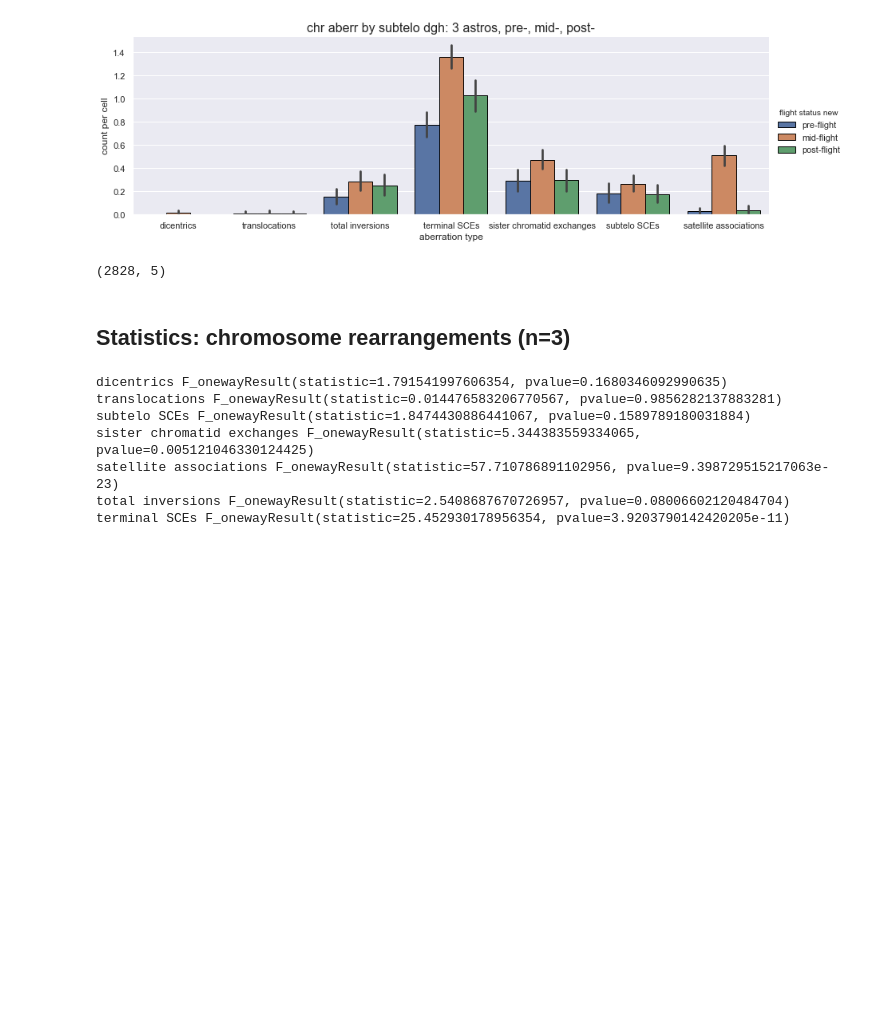
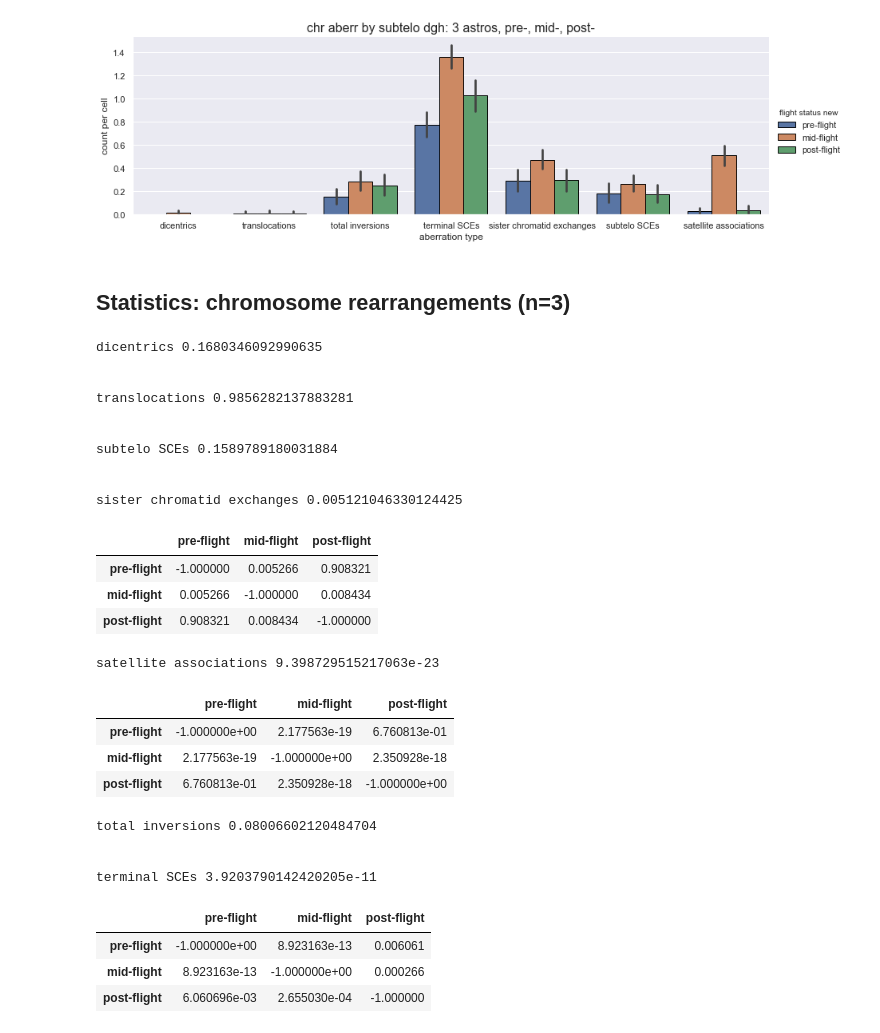
Before and after one commit to Jared-Luxton/NASA-astronauts-telomeres-chromosomes, a Jupyter notebook: NASA_chr_aberr/02b NASA Astros Chr and Telo Aberr Data Visualization and Statistics.ipynb, the cells around one changed output. Saved outputs shown, nothing was run; the diff lists cells and outputs as text; code cells hidden in the pictures; blank space fills up the shorter version.

```diff
--- a/NASA_chr_aberr/02b NASA Astros Chr and Telo Aberr Data Visualization and Statistics.ipynb
+++ b/NASA_chr_aberr/02b NASA Astros Chr and Telo Aberr Data Visualization and Statistics.ipynb
@@ -176,7 +159,7 @@ Let's examine w/ mid-flight combined.
 mid_combined_melt_all_astro_chr_aberr = melt_all_astro_chr_aberr
 
 mid_combined_melt_all_astro_chr_aberr['flight status new'] = (mid_combined_melt_all_astro_chr_aberr['flight status']
-                                                                            .apply(lambda row: combine_midflight(row)))
+                                                                            .apply(lambda row: cah.combine_midflight(row)))
 # %%
 ax = sns.set(font_scale=1)
 ax = sns.set_style(style="darkgrid",rc= {'patch.edgecolor': 'black'})
@@ -268,11 +227,7 @@ Text(0.5, 1.0, 'chr aberr by subtelo dgh: 11 astros, pre-, post-')
 ## Graphing chromosome rearrangements for pre, mid-flight1&2, and post-flight for all astronauts (n=3)
 # %%
 mid_combined = mid_combined_melt_all_astro_chr_aberr
-
-mid_flight_only_astros = mid_combined[(mid_combined['astro id'] == '2171') |
-                                      (mid_combined['astro id'] == '1536') |
-                                      (mid_combined['astro id'] == '5163')]
-
+mid_flight_only_astros = mid_combined[mid_combined['astro id'].isin(['2171', '1536', '5163'])]
 list(mid_flight_only_astros['astro id'].unique())
 # %% [output]
 ['2171', '5163', '1536']
@@ -300,7 +258,3 @@ Text(0.5, 1.0, 'chr aberr by subtelo dgh: 3 astros, pre-, mid-, post-')
 [figure]
 # %%
 grouped_mid_flight_only_astros = mid_flight_only_astros.groupby(['astro id', 'flight status', 'flight status new', 'aberration type']).agg('mean').reset_index()
-# %%
-mid_flight_only_astros.shape
-# %% [output]
-(2828, 5)
@@ -313,20 +265,31 @@ aberrations = list(df['aberration type'].unique())
-# %%
-aberr_anova_values = []
-
-for aberr in aberrations:
-
-    g_1 = df[(df['flight status new'] == 'pre-flight') & (df['aberration type'] == aberr)]['count per cell']
-    g_2 = df[(df['flight status new'] == 'mid-flight') & (df['aberration type'] == aberr)]['count per cell']
-    g_3 = df[(df['flight status new'] == 'post-flight') & (df['aberration type'] == aberr)]['count per cell']
-
-    aberr_anova_values.append([aberr, stats.f_oneway(g_1, g_2, g_3)])
-    print(aberr, stats.f_oneway(g_1, g_2, g_3))
-# %% [output]
-dicentrics F_onewayResult(statistic=1.791541997606354, pvalue=0.1680346092990635)
-translocations F_onewayResult(statistic=0.014476583206770567, pvalue=0.9856282137883281)
-subtelo SCEs F_onewayResult(statistic=1.8474430886441067, pvalue=0.1589789180031884)
-sister chromatid exchanges F_onewayResult(statistic=5.344383559334065, pvalue=0.005121046330124425)
-satellite associations F_onewayResult(statistic=57.710786891102956, pvalue=9.398729515217063e-23)
-total inversions F_onewayResult(statistic=2.5408687670726957, pvalue=0.08006602120484704)
-terminal SCEs F_onewayResult(statistic=25.452930178956354, pvalue=3.9203790142420205e-11)
+# %%
+cah.scipy_anova_post_hoc_tests(df=mid_flight_only_astros)
+# %% [output]
+dicentrics 0.1680346092990635
+
+
+translocations 0.9856282137883281
+
+
+subtelo SCEs 0.1589789180031884
+
+
+sister chromatid exchanges 0.005121046330124425
+|  | pre-flight | mid-flight | post-flight |
+| pre-flight | -1.000000 | 0.005266 | 0.908321 |
+| mid-flight | 0.005266 | -1.000000 | 0.008434 |
+| post-flight | 0.908321 | 0.008434 | -1.000000 |
+satellite associations 9.398729515217063e-23
+|  | pre-flight | mid-flight | post-flight |
+| pre-flight | -1.000000e+00 | 2.177563e-19 | 6.760813e-01 |
+| mid-flight | 2.177563e-19 | -1.000000e+00 | 2.350928e-18 |
+| post-flight | 6.760813e-01 | 2.350928e-18 | -1.000000e+00 |
+total inversions 0.08006602120484704
+
+
+terminal SCEs 3.9203790142420205e-11
+|  | pre-flight | mid-flight | post-flight |
+| pre-flight | -1.000000e+00 | 8.923163e-13 | 0.006061 |
+| mid-flight | 8.923163e-13 | -1.000000e+00 | 0.000266 |
+| post-flight | 6.060696e-03 | 2.655030e-04 | -1.000000 |
 # %%
```
Also changed, not shown: parts of 15 cells of this notebook, 1 other file.
